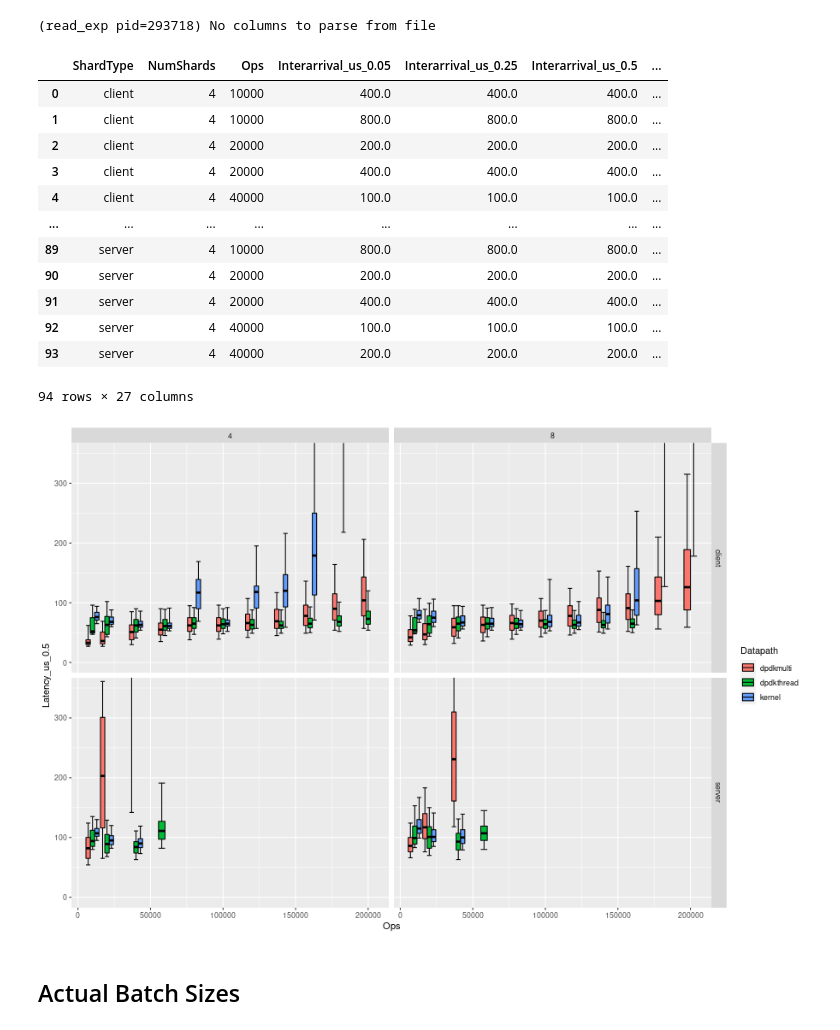
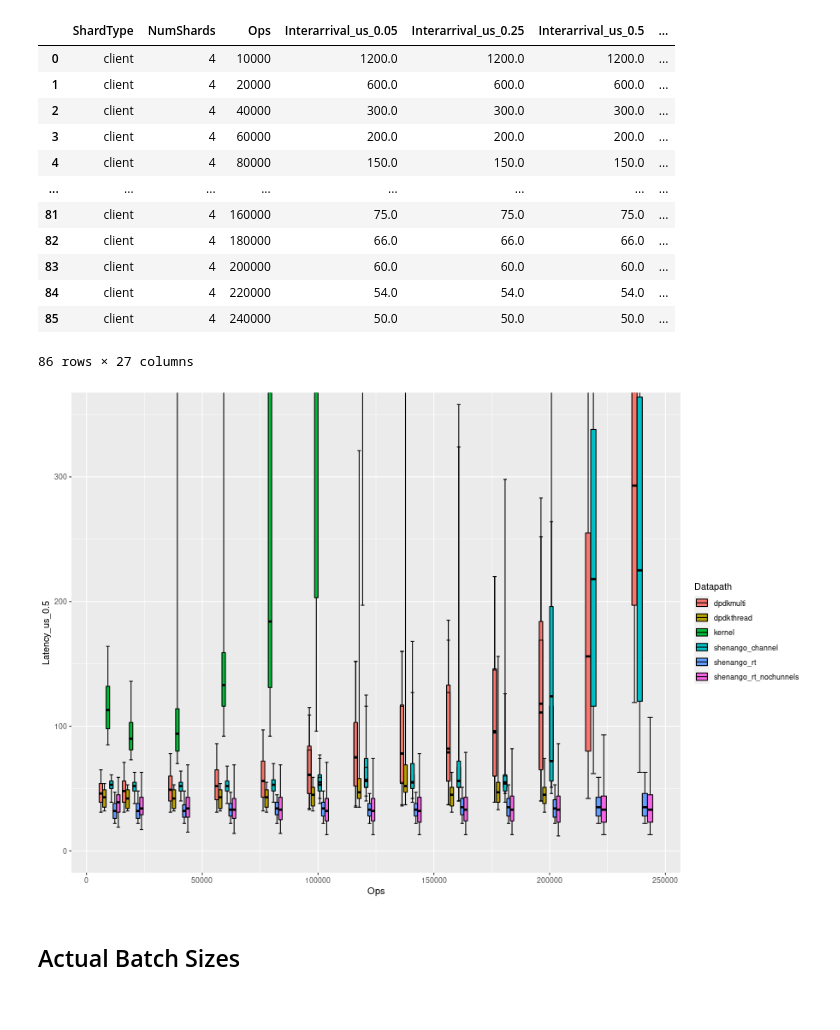
Before and after one commit to akshayknarayan/burrito, a Jupyter notebook: scripts/kv.ipynb, the cells around one changed output. Saved outputs shown, nothing was run; the diff lists cells and outputs as text; code cells hidden in the pictures.

```diff
--- a/scripts/kv.ipynb
+++ b/scripts/kv.ipynb
@@ -34,16 +31,15 @@ Ray
 # %%
-rootdir = "~/research/burrito"
-outdirs = ["kv-90287b5"]
-datapaths = ['kernel', 'dpdkthread', 'dpdkmulti']
+rootdir = "~/burrito"
+outdirs = ["kv-mlx-3ac777d", "kv-mlx-e08ae28", "kv-shenango-3ac777d"]
+datapaths = ['kernel', 'dpdkthread', 'dpdkmulti', 'shenango_channel', 'shenango_rt', 'shenango_rt_nochunnels']
 #num_shards = [2, 4, 6, 8]
 num_shards = [4,]
 #ops = [1000, 5000, 10000, 20000, 40000, 60000, 80000, 100000, 160000, 200000, 240000, 320000]
-ops = [10000, 20000, 40000, 60000, 80000, 100000, 120000, 140000, 160000, 180000, 200000]
-#clients = ['10.1.1.3', '10.1.1.4', '10.1.1.5']
-clients = ['10.10.1.1']
+ops = [10000, 20000, 40000, 60000, 80000, 100000, 120000, 140000, 160000, 180000, 200000, 220000, 240000]
+clients = ['10.1.1.3', '10.1.1.4', '10.1.1.5']
 #shard_types = ['client', 'server', 'basicclient']
-shard_types = ['client', 'server']
-client_concurrency = [4, 8]
+shard_types = ['client']
+client_concurrency = [4]
 poisson = [True]
 # %%
 # note: this aggregates requestclients together
@@ -61,7 +57,7 @@ def read_exp(outdir, dp, ns, st, o, p, c):
                 df_file = df_file[(df_file.NumOps > 200e3) & (df_file.NumShards > 1)]
                 yield df_file
             except Exception as e:
-                print(e)
+                #print(e)
                 continue
 
     try:
@@ -96,36 +92,35 @@ df = pd.concat(exp_dfs)
 df = df.reset_index()
 df
 # %% [output]
+|  | ShardType | NumShards | Ops | Interarrival_us_0.05 | Interarrival_us_0.25 | Interarrival_us_0.5 | ... |
+| 0 | client | 4 | 10000 | 1200.0 | 1200.0 | 1200.0 | ... |
+| 1 | client | 4 | 20000 | 600.0 | 600.0 | 600.0 | ... |
+| 2 | client | 4 | 40000 | 300.0 | 300.0 | 300.0 | ... |
+| 3 | client | 4 | 60000 | 200.0 | 200.0 | 200.0 | ... |
+| 4 | client | 4 | 80000 | 150.0 | 150.0 | 150.0 | ... |
+| ... | ... | ... | ... | ... | ... | ... | ... |
+| 81 | client | 4 | 160000 | 75.0 | 75.0 | 75.0 | ... |
+| 82 | client | 4 | 180000 | 66.0 | 66.0 | 66.0 | ... |
+| 83 | client | 4 | 200000 | 60.0 | 60.0 | 60.0 | ... |
+| 84 | client | 4 | 220000 | 54.0 | 54.0 | 54.0 | ... |
+| 85 | client | 4 | 240000 | 50.0 | 50.0 | 50.0 | ... |
-(read_exp pid=293718) No columns to parse from file
+86 rows × 27 columns
-|  | ShardType | NumShards | Ops | Interarrival_us_0.05 | Interarrival_us_0.25 | Interarrival_us_0.5 | ... |
-| 0 | client | 4 | 10000 | 400.0 | 400.0 | 400.0 | ... |
-| 1 | client | 4 | 10000 | 800.0 | 800.0 | 800.0 | ... |
-| 2 | client | 4 | 20000 | 200.0 | 200.0 | 200.0 | ... |
-| 3 | client | 4 | 20000 | 400.0 | 400.0 | 400.0 | ... |
-| 4 | client | 4 | 40000 | 100.0 | 100.0 | 100.0 | ... |
-| ... | ... | ... | ... | ... | ... | ... | ... |
-| 89 | server | 4 | 10000 | 800.0 | 800.0 | 800.0 | ... |
-| 90 | server | 4 | 20000 | 200.0 | 200.0 | 200.0 | ... |
-| 91 | server | 4 | 20000 | 400.0 | 400.0 | 400.0 | ... |
-| 92 | server | 4 | 40000 | 100.0 | 100.0 | 100.0 | ... |
-| 93 | server | 4 | 40000 | 200.0 | 200.0 | 200.0 | ... |
-94 rows × 27 columns
 # %%
 %%R -i df -w 900 -h 600
 
 library(ggplot2)
 
 #geom_boxplot(aes(group=interaction(ShardType,Ops)), position="dodge") +
 #ggplot(pdf, aes(x=Ops, y=Latency_us,
 #  fill=ShardType, group=interaction(ShardType,Ops))) +
 #    stat_summary(fun.data = f, geom="boxplot", position="dodge") +
 #    facet_grid(NumShards~Concurrency) +
 #    coord_cartesian(ylim=c(0, 10000))
 
 ggplot(df, aes(x=Ops, fill=Datapath, group=interaction(Datapath,ShardType,Ops))) +
   geom_errorbar(aes(ymin=Latency_us_0.05, ymax = Latency_us_0.95), position="dodge") +
   geom_crossbar(aes(ymin=Latency_us_0.25, y=Latency_us_0.5, ymax = Latency_us_0.75), position="dodge") +
-  coord_cartesian(ylim=c(0, 350)) + facet_grid(ShardType~Concurrency)
+  coord_cartesian(ylim=c(0, 350))
 # %% [output]
-[figure, old version]
+[figure, new version]
 # %%
```
Also changed, not shown: parts of 2 cells of this notebook, 3 other files.
